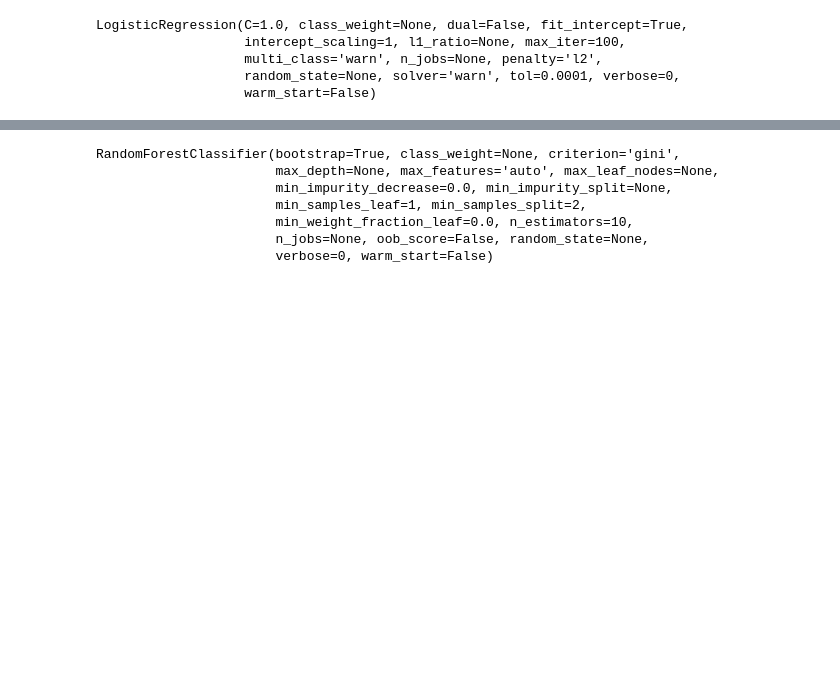
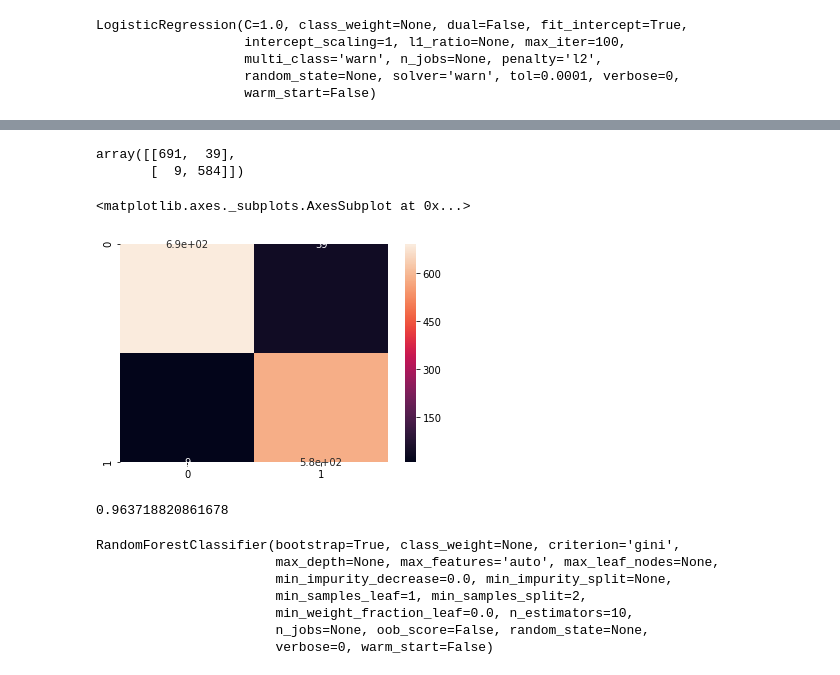
Before and after one commit to niel98/Fake-News-Detection, a Jupyter notebook: fake news project alpha.ipynb, the cells around one changed output, grey strips where cells are left out. Cells and saved outputs as stored; diff of their text form; code cells hidden in the pictures; blank space fills up the shorter version.

```diff
--- a/fake news project alpha.ipynb
+++ b/fake news project alpha.ipynb
@@ -303,3 +325,23 @@ accuracy: 0.960
+# %%
+#Evaluating the model using confusion matrix and f1 score
+
+from sklearn.metrics import confusion_matrix, f1_score
+lr_cm = confusion_matrix(y_test, lr_pred)
+lr_cm
+# %% [output]
+array([[691,  39],
+       [  9, 584]])
+# %%
+sn.heatmap(lr_cm, annot=True)
+# %% [output]
+<matplotlib.axes._subplots.AxesSubplot at 0x...>
+[figure, added]
+# %%
+#f1 score
+lr_f = f1_score(y_test, lr_pred, average='micro')
+lr_f
+# %% [output]
+0.963718820861678
 # %%
 #Using the random forest classifier
 from sklearn.ensemble import RandomForestClassifier
```
Also changed, not shown: parts of 18 cells of this notebook.
